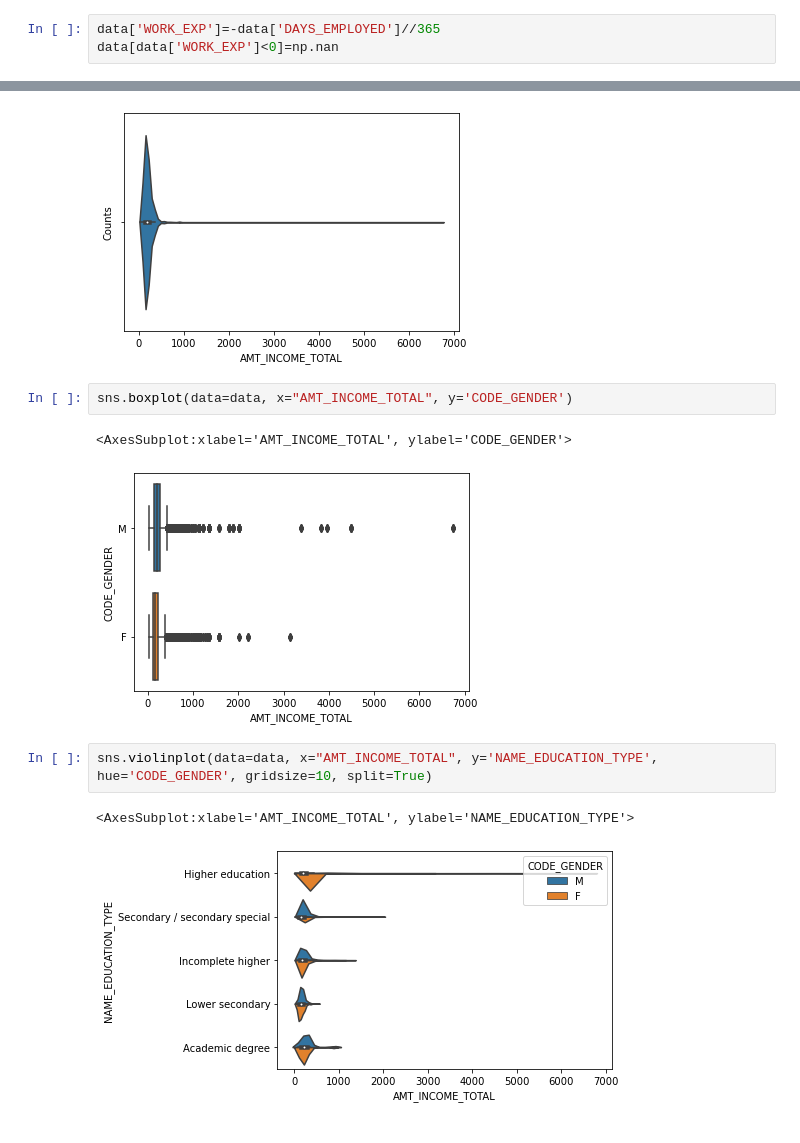
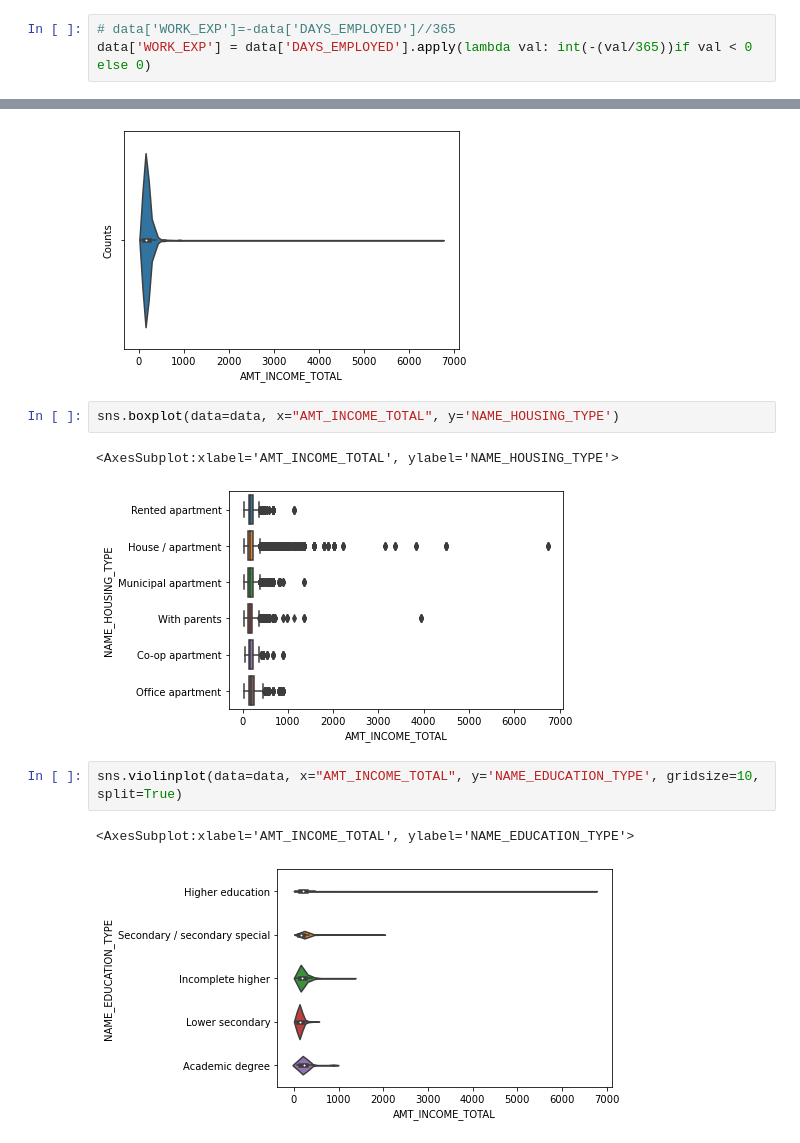
Before and after one commit to OrbelB/MLCreditCards, a Jupyter notebook: datavis.ipynb, the cells around one changed output, grey strips where cells are left out. Drawn from its saved outputs; the diff is of its cells as text.

Commit message:
Added notebook for data visualization for clean data

```diff
--- a/datavis.ipynb
+++ b/datavis.ipynb
@@ -43,8 +43,8 @@ data
 # %%
 data['AGE']=-data['DAYS_BIRTH']//365
 # %%
-data['WORK_EXP']=-data['DAYS_EMPLOYED']//365
-data[data['WORK_EXP']<0]=np.nan
+# data['WORK_EXP']=-data['DAYS_EMPLOYED']//365
+data['WORK_EXP'] = data['DAYS_EMPLOYED'].apply(lambda val: int(-(val/365))if val < 0 else 0)
 # %%
 data['WORK_EXP'].value_counts()
 # %% [output]
@@ -92,15 +92,15 @@ vplot.set(ylabel='Counts')
 [Text(0, 0.5, 'Counts')]
 [figure]
 # %%
-sns.boxplot(data=data, x="AMT_INCOME_TOTAL", y='CODE_GENDER')
+sns.boxplot(data=data, x="AMT_INCOME_TOTAL", y='NAME_HOUSING_TYPE')
 # %% [output]
-<AxesSubplot:xlabel='AMT_INCOME_TOTAL', ylabel='CODE_GENDER'>
+<AxesSubplot:xlabel='AMT_INCOME_TOTAL', ylabel='NAME_HOUSING_TYPE'>
-[figure, old version]
+[figure, new version]
 # %%
-sns.violinplot(data=data, x="AMT_INCOME_TOTAL", y='NAME_EDUCATION_TYPE', hue='CODE_GENDER', gridsize=10, split=True)
+sns.violinplot(data=data, x="AMT_INCOME_TOTAL", y='NAME_EDUCATION_TYPE', gridsize=10, split=True)
 # %% [output]
 <AxesSubplot:xlabel='AMT_INCOME_TOTAL', ylabel='NAME_EDUCATION_TYPE'>
-[figure, old version]
+[figure, new version]
 # %%
 sns.scatterplot(data=data, x="AGE", y='AMT_INCOME_TOTAL')
 # %% [output]
```
Also changed, not shown: parts of 7 cells of this notebook, 2 other files.
